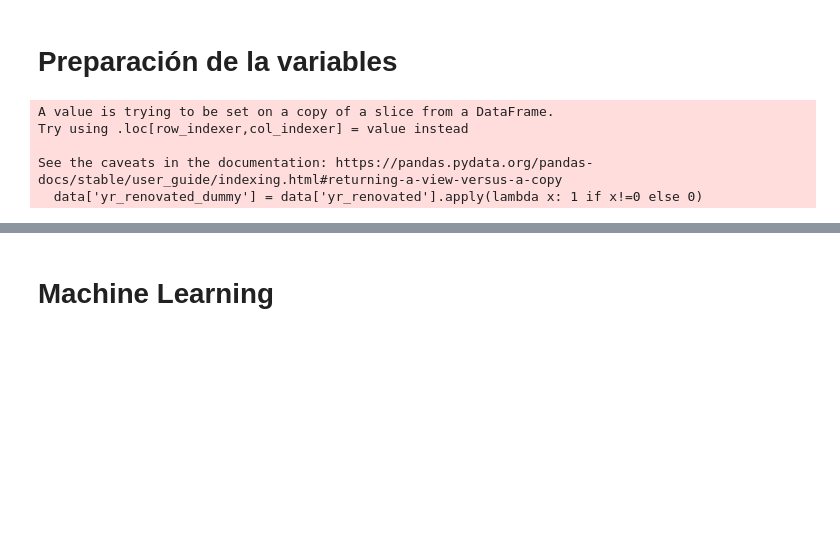
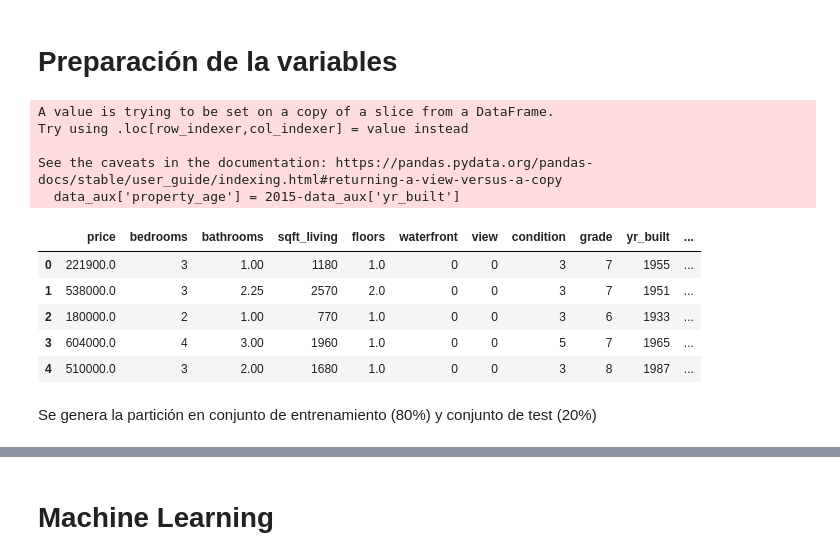
Before and after one commit to sebmatecho/CienciaDeDatos, a Jupyter notebook: ProyectoPreciosCasas/notebook/Machine Learning.ipynb, the cells around one changed output, grey strips where cells are left out. Cells and saved outputs as stored; diff of their text form; code cells hidden in the pictures; blank space fills up the shorter version.

```diff
--- a/ProyectoPreciosCasas/notebook/Machine Learning.ipynb
+++ b/ProyectoPreciosCasas/notebook/Machine Learning.ipynb
@@ -61,3 +45,11 @@ data = data[data['price']<2000000]
+# %%
+data = data[data['price']<2000000]
+
+data = data[(data['bedrooms']<6)&
+     (data['sqft_living']<7000)&
+     (data['sqft_above']<5000)&
+     (data['sqft_basement']<3000)&
+     (data['sqft_lot15']<20000)]
 # %% [markdown]
 ## Hay relación entre el precio y la fecha de la venta?
 # %%
@@ -165,13 +157,24 @@ ax6 = fig.add_subplot(gs[2,1])
 # Preparación de la variables
 # %%
 data['yr_renovated_dummy'] = data['yr_renovated'].apply(lambda x: 1 if x!=0 else 0)
-# %% [output]
-A value is trying to be set on a copy of a slice from a DataFrame.
-Try using .loc[row_indexer,col_indexer] = value instead
-
-See the caveats in the documentation: https://pandas.pydata.org/pandas-docs/stable/user_guide/indexing.html#returning-a-view-versus-a-copy
-  data['yr_renovated_dummy'] = data['yr_renovated'].apply(lambda x: 1 if x!=0 else 0)
 # %%
 columns = ['price','bedrooms', 'bathrooms', 'sqft_living', 'floors','waterfront', 'view', 'condition', 'grade',
           'yr_built', 'yr_renovated_dummy']
 data_aux = data[columns]
+# %%
+data_aux['property_age'] = 2015-data_aux['yr_built']
+# %% [output]
+A value is trying to be set on a copy of a slice from a DataFrame.
+Try using .loc[row_indexer,col_indexer] = value instead
+
+See the caveats in the documentation: https://pandas.pydata.org/pandas-docs/stable/user_guide/indexing.html#returning-a-view-versus-a-copy
+  data_aux['property_age'] = 2015-data_aux['yr_built']
+# %%
+data_aux.head()
+# %% [output]
+|  | price | bedrooms | bathrooms | sqft_living | floors | waterfront | view | condition | grade | yr_built | ... |
+| 0 | 221900.0 | 3 | 1.00 | 1180 | 1.0 | 0 | 0 | 3 | 7 | 1955 | ... |
+| 1 | 538000.0 | 3 | 2.25 | 2570 | 2.0 | 0 | 0 | 3 | 7 | 1951 | ... |
+| 2 | 180000.0 | 2 | 1.00 | 770 | 1.0 | 0 | 0 | 3 | 6 | 1933 | ... |
+| 3 | 604000.0 | 4 | 3.00 | 1960 | 1.0 | 0 | 0 | 5 | 7 | 1965 | ... |
+| 4 | 510000.0 | 3 | 2.00 | 1680 | 1.0 | 0 | 0 | 3 | 8 | 1987 | ... |
@@ -177,0 +186,2 @@ data_aux = data[columns]
+# %% [markdown]
+Se genera la partición en conjunto de entrenamiento (80%) y conjunto de test (20%)
```
Also changed, not shown: parts of 42 cells of this notebook, 8 other files.
